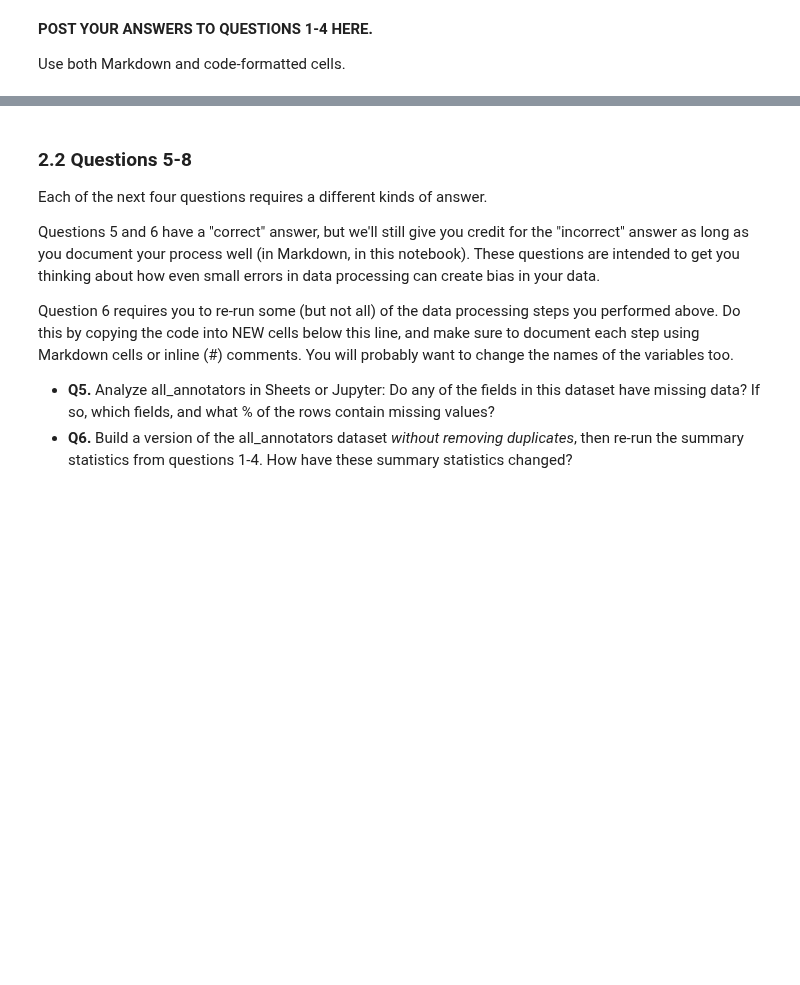
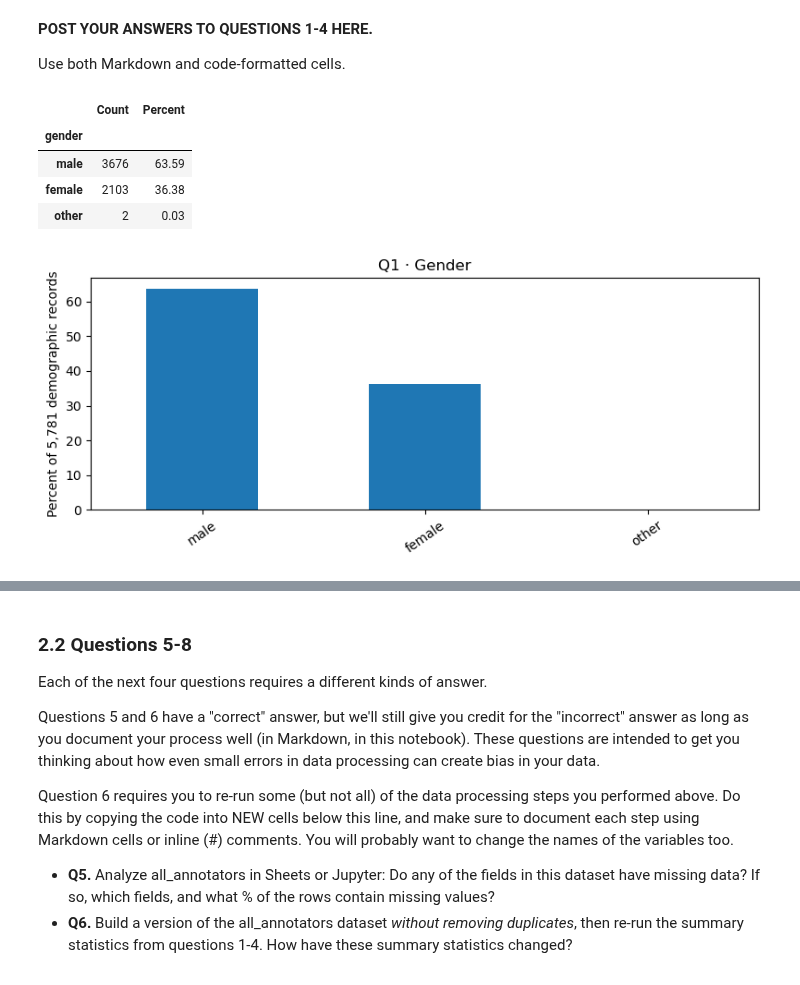
Before and after one commit to ArlfinEyre/hcde-410, a Jupyter notebook: A2/hcde410-a2.ipynb, the cells around one changed output, grey strips where cells are left out. Cells and saved outputs as stored; diff of their text form; code cells hidden in the pictures; blank space fills up the shorter version.

```diff
--- a/A2/hcde410-a2.ipynb
+++ b/A2/hcde410-a2.ipynb
@@ -422,0 +400,31 @@ Use both Markdown and code-formatted cells.
+# %%
+#[Here's a starter code cell for Q1-Q4]
+import pandas as pd
+import matplotlib.pyplot as plt
+
+demo = pd.DataFrame(all_annotators).copy()
+assert len(demo) == 5781
+assert demo['unique_id'].nunique() == len(demo)
+
+def describe_column(col, title, replacements=None):
+    series = demo[col].replace('', pd.NA).fillna('Missing').astype(str)
+    if replacements:
+        series = series.replace(replacements)
+    counts = series.value_counts(dropna=False)
+    table = pd.DataFrame({'Count': counts, 'Percent': (100 * counts / len(demo)).round(2)})
+    display(table)
+    ax = table['Percent'].plot.bar(figsize=(8, 3.5), rot=35, title=title)
+    ax.set_ylabel('Percent of 5,781 demographic records')
+    ax.set_xlabel('')
+    plt.tight_layout()
+    plt.show()
+    return table
+# %%
+gender_table = describe_column("gender", "Q1 · Gender")
+# %% [output]
+|  | Count | Percent |
+| gender |  |  |
+| male | 3676 | 63.59 |
+| female | 2103 | 36.38 |
+| other | 2 | 0.03 |
+[figure, added]
```
Also changed, not shown: parts of 24 cells of this notebook, 1 other file.
